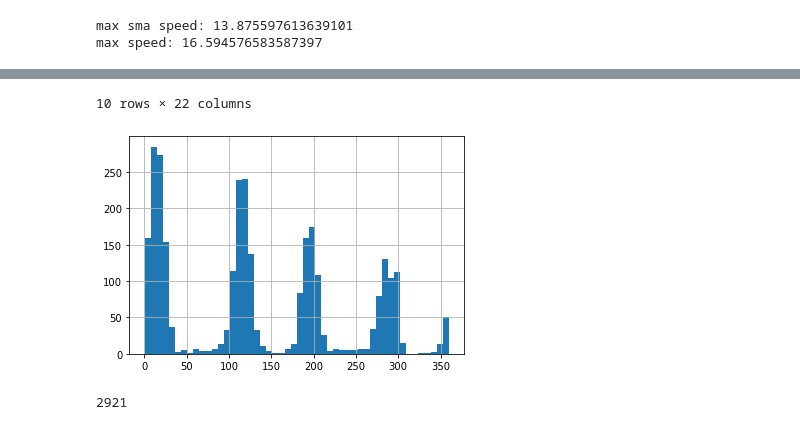
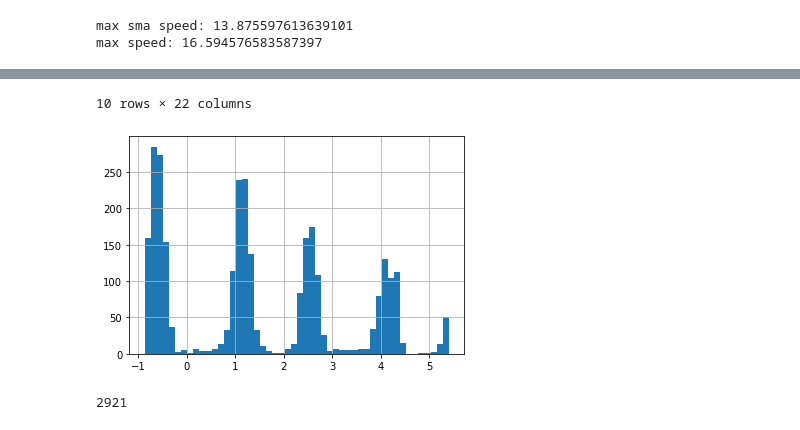
Before and after one commit to cd205/gps_sail_perf, a Jupyter notebook: EDA.ipynb, the cells around one changed output, grey strips where cells are left out. Saved outputs shown, nothing was run; the diff lists cells and outputs as text; code cells hidden in the pictures.

```diff
--- a/EDA.ipynb
+++ b/EDA.ipynb
@@ -78,10 +79,10 @@ def calculate_initial_compass_bearing(pointA, pointB):
     if (type(pointA) != tuple) or (type(pointB) != tuple):
         raise TypeError("Only tuples are supported as arguments")
 
-    lat1 = math.radians(pointA[0])
-    lat2 = math.radians(pointB[0])
+    lat1 = radians(pointA[0])
+    lat2 = radians(pointB[0])
 
-    diffLong = math.radians(pointB[1] - pointA[1])
+    diffLong = radians(pointB[1] - pointA[1])
 
     x = math.sin(diffLong) * math.cos(lat2)
     y = math.cos(lat1) * math.sin(lat2) - (math.sin(lat1)
@@ -102,10 +103,13 @@ def get_bearing(start_lat, start_long, end_lat, end_long):
     end = Feature(geometry=Point((end_lat, end_long)))
     return measurement.bearing(start, end)
 
-df['bearing'] = df.apply(lambda x: get_bearing(x.latitude, x.longitude, x.latitude_plus1, x.longitude_plus1), axis=1)
-df['bearing'].replace(0,None, inplace=True)
-df['compass_bearing'] = df.apply(lambda x: calculate_initial_compass_bearing((x.latitude, x.longitude), (x.latitude_plus1, x.longitude_plus1)), axis=1)
-df['compass_bearing'].replace(0,None, inplace=True)
+df['bearing_deg'] = df.apply(lambda x: get_bearing(x.latitude, x.longitude, x.latitude_plus1, x.longitude_plus1), axis=1)
+df['bearing_deg'].replace(0,None, inplace=True)
+df['compass_bearing_deg'] = df.apply(lambda x: calculate_initial_compass_bearing((x.latitude, x.longitude), (x.latitude_plus1, x.longitude_plus1)), axis=1)
+df['compass_bearing_deg'].replace(0,None, inplace=True)
+
+df['bearing_rad'] = deg2rad(df['bearing_deg'])
+df['compass_bearing_rad'] = deg2rad(df['compass_bearing_deg'])
 
 df['speed_SMA'] = df.speed.rolling(2, min_periods=1).mean()
 
@@ -139,39 +143,39 @@ wgs84_to_web_mercator(df)
 # %%
 '''Calculate phase '''
-df['angle_from_mean'] = df['bearing'] - df['bearing'].mean()
-df['abs_angle_from_mean'] = df['angle_from_mean'].abs()
-df['phase'] = np.where(df['angle_from_mean'].abs()<100, 'upwind','downwind')
+df['rad_from_mean'] = df['bearing_rad'] - df['bearing_rad'].mean()
+df['abs_rad_from_mean'] = df['rad_from_mean'].abs()
+df['phase'] = np.where(df['rad_from_mean'].abs()<100, 'upwind','downwind')
 # %%
 ''' Calc True Wind angle, do calcs in radian of rhandle degrees'''
 assumed_true_wind_angle = 50
-df['angle_from_true'] = df['compass_bearing']#- assumed_true_wind_angle
+df['rad_from_true'] = df['compass_bearing_rad']- deg2rad(assumed_true_wind_angle)
 
 
 def angle_of_sail(data: pd.DataFrame):
-    if abs(data['angle_from_true'])<60: return 'upwind'
-    elif (abs(data['angle_from_true'])>60) & (abs(data['angle_from_true'])>150): return 'reach'
+    if abs(data['rad_from_true'])<deg2rad(60): return 'upwind'
+    elif (abs(data['rad_from_true'])>deg2rad(60)) & (abs(data['rad_from_true'])>150): return 'reach'
     else: return 'downwind'
 
 # filter = df['phase']=='upwind'
 df['angle_of_sail'] = df.apply(angle_of_sail, axis=1)
 
 
-df['angle_from_true'].hist(bins=50)
+df['rad_from_true'].hist(bins=50)
 df.head(10)
 # %% [output]
 |  | latitude | longitude | elevation | time | heart_rate | speed | time_utc | id | latitude_plus1 | ... |
 | 1346 | 52.645436 | -0.634860 | 87.000000 | 2021-05-13 18:00:01+00:00 | 97.0 | 4.558620 | 18:00:01 | 1346 | 52.645476 | ... |
 | 1347 | 52.645476 | -0.634872 | 87.000000 | 2021-05-13 18:00:02+00:00 | 98.0 | 4.629756 | 18:00:02 | 1347 | 52.645518 | ... |
 | 1348 | 52.645518 | -0.634883 | 87.199997 | 2021-05-13 18:00:03+00:00 | 99.0 | 4.607734 | 18:00:03 | 1348 | 52.645558 | ... |
 | 1349 | 52.645558 | -0.634885 | 87.599998 | 2021-05-13 18:00:04+00:00 | 100.0 | 4.273853 | 18:00:04 | 1349 | 52.645594 | ... |
 | 1350 | 52.645594 | -0.634879 | 87.800003 | 2021-05-13 18:00:05+00:00 | 100.0 | 6.024092 | 18:00:05 | 1350 | 52.645664 | ... |
 | 1351 | 52.645664 | -0.634849 | 88.000000 | 2021-05-13 18:00:06+00:00 | 100.0 | 7.998761 | 18:00:06 | 1351 | 52.645664 | ... |
 | 1352 | 52.645664 | -0.634849 | 88.000000 | 2021-05-13 18:00:07+00:00 | 98.0 | 3.621121 | 18:00:07 | 1352 | 52.645694 | ... |
 | 1353 | 52.645694 | -0.634830 | 88.199997 | 2021-05-13 18:00:08+00:00 | 97.0 | 3.575458 | 18:00:08 | 1353 | 52.645723 | ... |
 | 1354 | 52.645723 | -0.634809 | 88.000000 | 2021-05-13 18:00:09+00:00 | 99.0 | 3.512407 | 18:00:09 | 1354 | 52.645752 | ... |
 | 1355 | 52.645752 | -0.634788 | 87.800003 | 2021-05-13 18:00:10+00:00 | 98.0 | 3.524433 | 18:00:10 | 1355 | 52.645782 | ... |
 10 rows × 22 columns
-[figure, old version]
+[figure, new version]
 # %%
 ## normalise
 x = df['speed'].values #returns a numpy array
```
Also changed, not shown: parts of 4 cells of this notebook.
